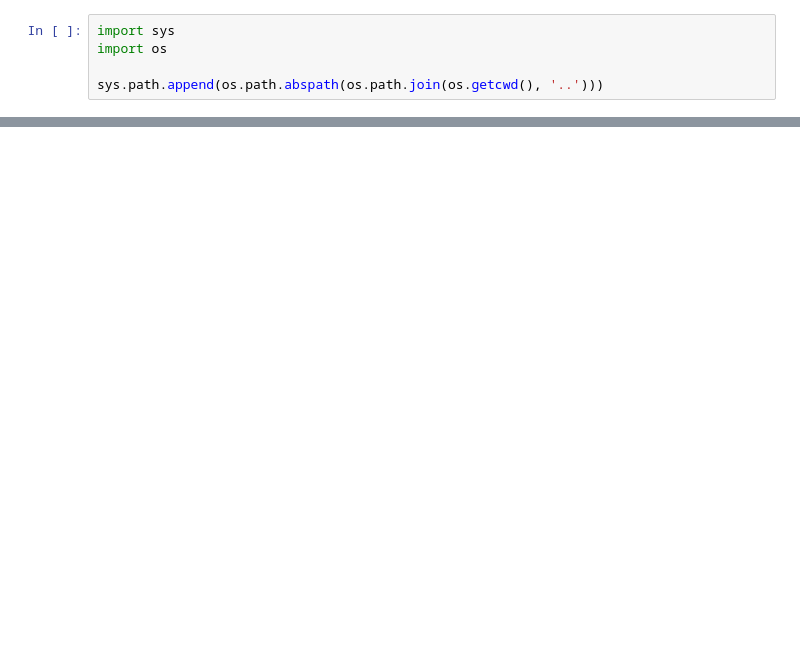
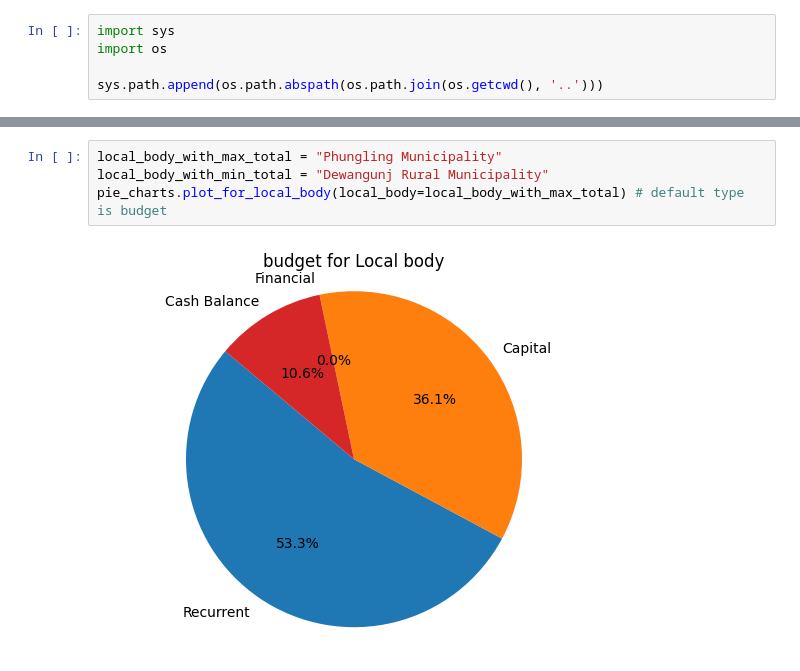
Before and after one commit to KhagendraN/DataAnalysis, a Jupyter notebook: notebooks/province1.ipynb, the cells around one changed output, grey strips where cells are left out. Drawn from its saved outputs; the diff is of its cells as text; blank space fills up the shorter version.

```diff
--- a/notebooks/province1.ipynb
+++ b/notebooks/province1.ipynb
@@ -40,0 +130,6 @@ composition_analysis.plot_composition_bar()
+# %%
+local_body_with_max_total = "Phungling Municipality"
+local_body_with_min_total = "Dewangunj Rural Municipality"
+pie_charts.plot_for_local_body(local_body=local_body_with_max_total) # default type is budget
+# %% [output]
+[figure, added]
```
Also changed, not shown: parts of 20 cells of this notebook.
